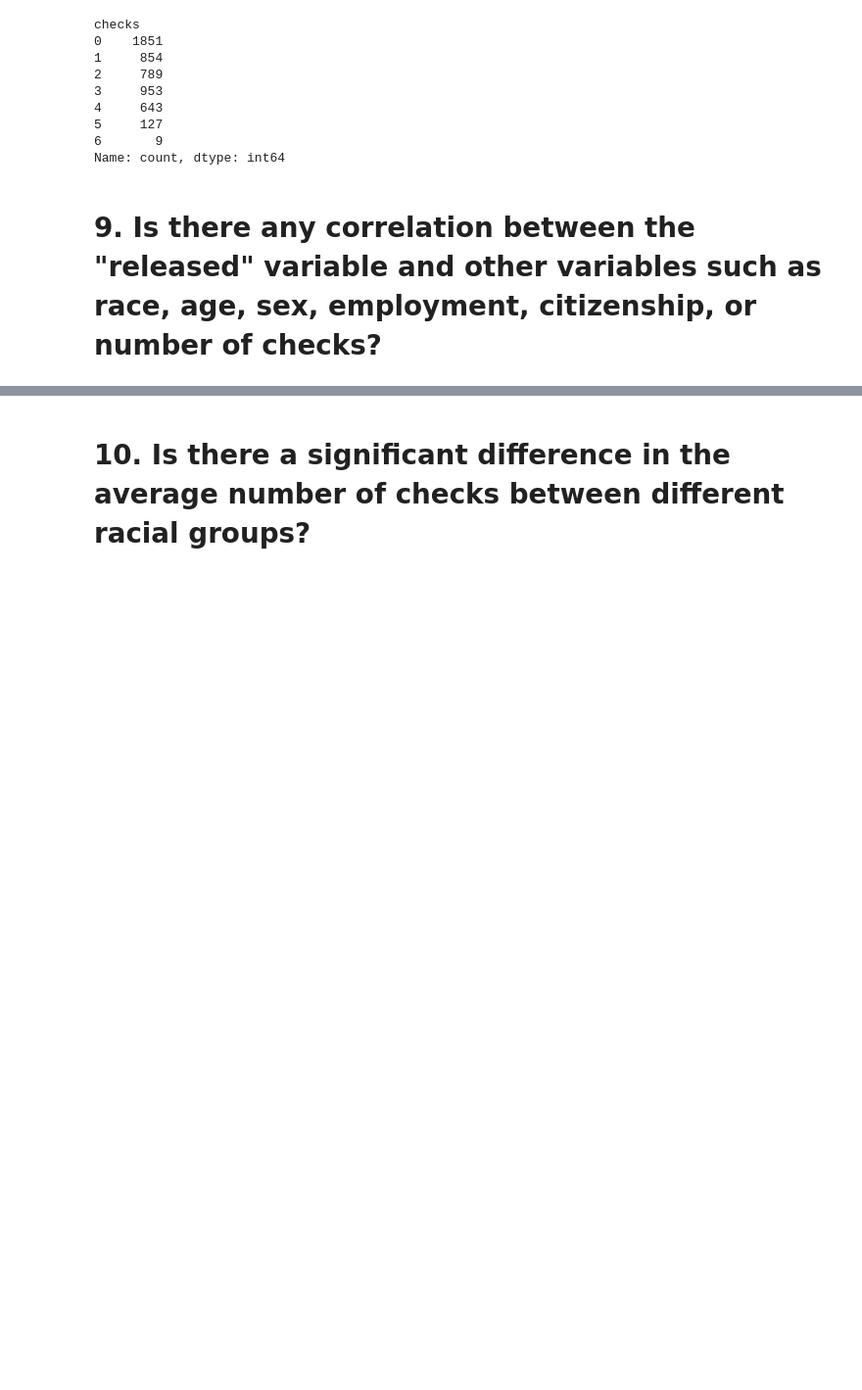
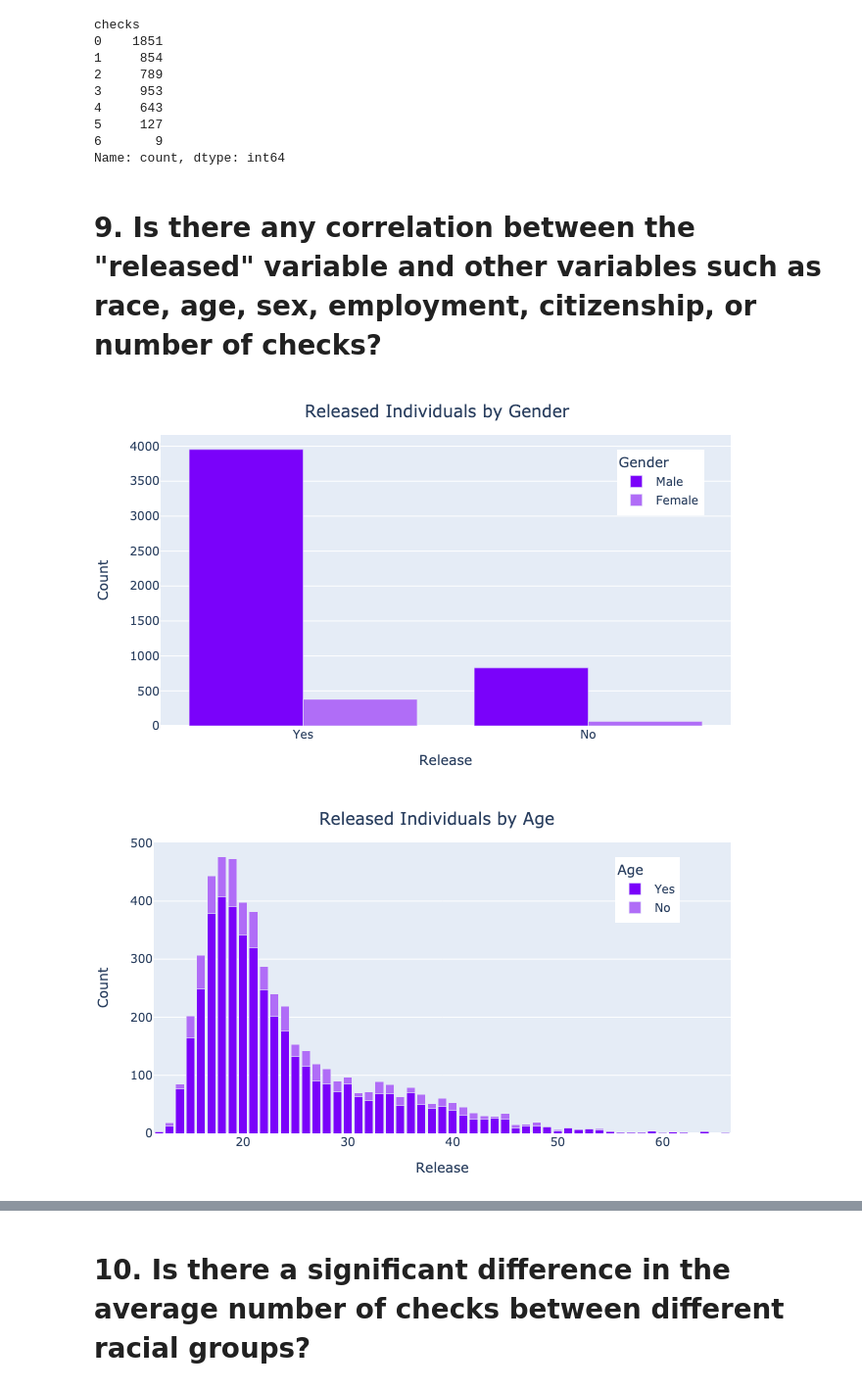
Before and after one commit to denkuz22/arrests-for-marijuana-possession-analysis, a Jupyter notebook: eda.ipynb, the cells around one changed output, grey strips where cells are left out. Shown: that part at 98% size. Saved outputs shown, nothing was run; the diff lists cells and outputs as text; code cells hidden in the pictures; blank space fills up the shorter version.

```diff
--- a/eda.ipynb
+++ b/eda.ipynb
@@ -152,31 +156,34 @@ dic_cols = {
 
 for col, title in dic_cols.items():
     released_df = arrests_df[['released', col]].value_counts().reset_index(name='count')
     custom_palette = ['#7a02fa','#b06df7']
     if col == 'age':
         fig = px.bar(released_df, x=col, y='count', color='released', barmode='stack', color_discrete_sequence=custom_palette)
     else:
         fig = px.bar(released_df, x='released', y='count', color=col,barmode='group', color_discrete_sequence=custom_palette)
     fig.update_layout(
         xaxis_title='Release',
         yaxis_title='Count',
         title={
             'text': f'Released Individuals by {title}',
             'x': 0.5,
             'y': 0.95,
             'xanchor': 'center',
             'yanchor': 'top'
         },
         width=700,
         height=400,
         margin=dict(l=50, r=50, t=50, b=50),
         legend=dict(
             title=title,
             orientation='v',
             yanchor='top',
             y=0.95,
             xanchor='left',
             x=0.8
         ),
     )
-    pyo.iplot(fig)
+    fig.show("png")
+# %% [output]
+[figure, added]
+[figure, added]
```
Also changed, not shown: parts of 3 cells of this notebook.
